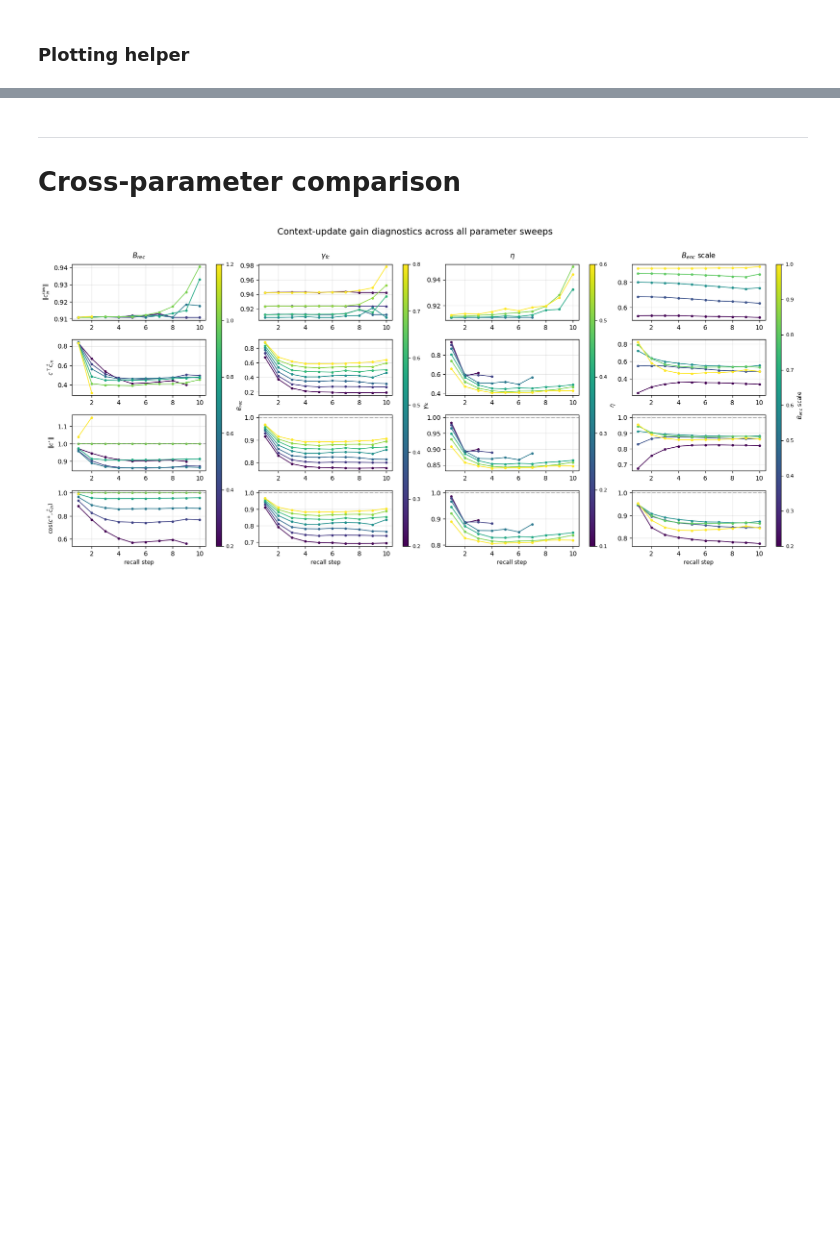
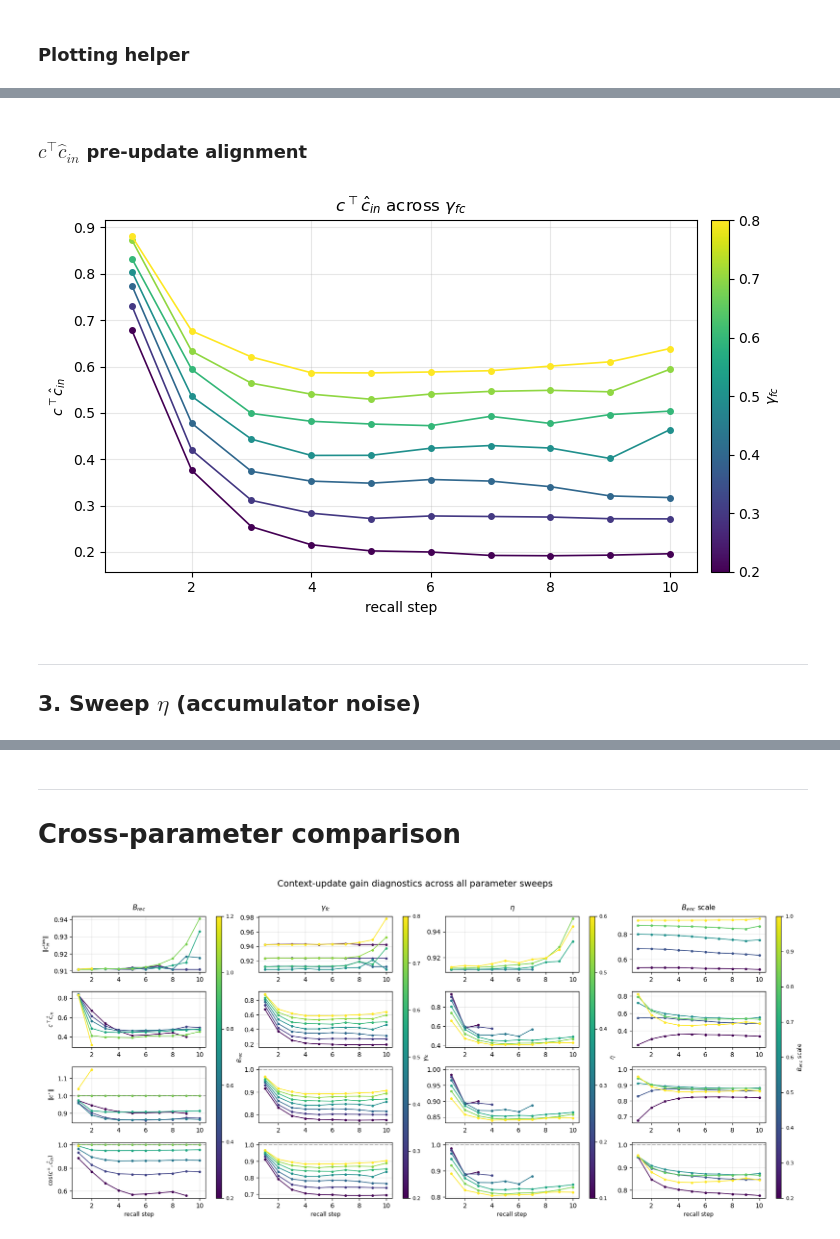
Before and after one commit to beaverjuly/PTSD_MemorySegmentation, a Jupyter notebook: external/CMR_SEM/CMR_multiParameterSweep/contextGain diagnostics.ipynb, the cells around one changed output, grey strips where cells are left out. Saved outputs shown, nothing was run; the diff lists cells and outputs as text; code cells hidden in the pictures; blank space fills up the shorter version.

```diff
--- a/external/CMR_SEM/CMR_multiParameterSweep/contextGain_diagnostics.ipynb
+++ b/external/CMR_SEM/CMR_multiParameterSweep/contextGain diagnostics.ipynb
@@ -479,0 +246,12 @@ plot_context_gain_panel(
+# %% [markdown]
+### $c^{{\top}}\hat{{c}}_{{in}}$ pre-update alignment
+# %%
+plot_context_gain_panel(
+    cg_gamma_fc, gamma_fc_grid, "dot_before", r"$\gamma_{fc}$",
+    title=r"$c^{{\top}}\hat{{c}}_{{in}}$ across $\gamma_{fc}$",
+    ylabel=r"$c^{{\top}}\hat{{c}}_{{in}}$")
+# %% [output]
+[figure, added]
+# %% [markdown]
+---
+## 3. Sweep $\eta$ (accumulator noise)
```
Also changed, not shown: parts of 117 cells of this notebook, 1 other file.
